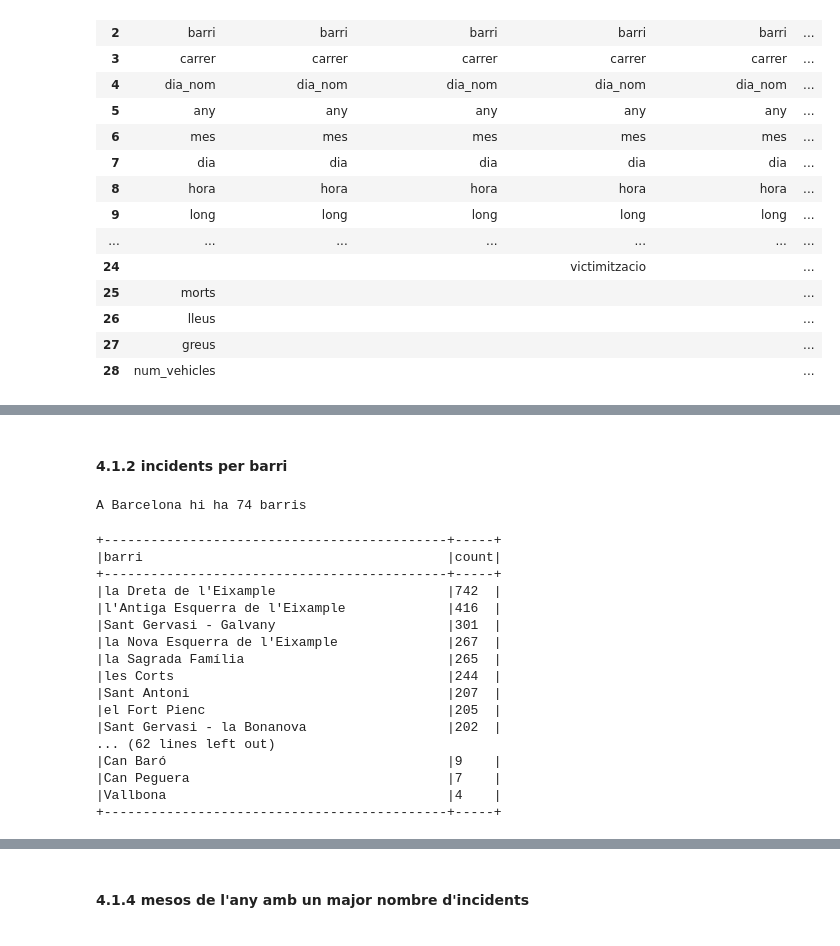
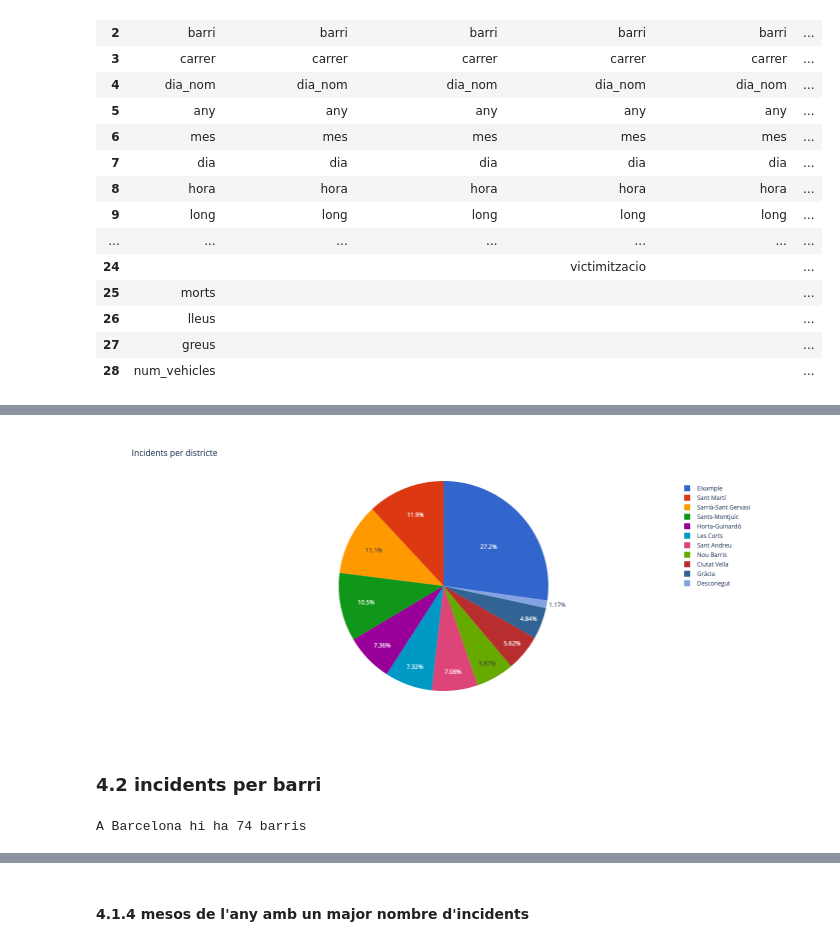
Before and after one commit to pyrenaicus/barcelona-traffic-incidents, a Jupyter notebook: notebook/bcn_traffic_incidents.ipynb, the cells around one changed output, grey strips where cells are left out. Cells and saved outputs as stored; diff of their text form; code cells hidden in the pictures.

```diff
--- a/notebook/bcn_traffic_incidents.ipynb
+++ b/notebook/bcn_traffic_incidents.ipynb
@@ -1101,33 +1094,18 @@ spark.sql("""
+# %%
+import plotly.express as px
+
+df = df_incidents_cause.groupBy('districte').count().orderBy("count", ascending=False).withColumnRenamed("count","incidents").toPandas()
+
+fig = px.pie(df, values='incidents', names='districte', title="Incidents per districte", height=600, color_discrete_sequence=px.colors.qualitative.G10)
+
+fig.show()
+# %% [output]
+[figure, added]
 # %% [markdown]
-#### 4.1.2 incidents per barri
+### 4.2 incidents per barri
 # %%
 from pyspark.sql.functions import countDistinct
 num_barris = df_incidents.groupBy("barri").agg(countDistinct("barri")).count()
 print(f"A Barcelona hi ha {num_barris} barris")
 # %% [output]
 A Barcelona hi ha 74 barris
-# %%
-spark.sql("""
-    SELECT barri, COUNT(*) AS count
-    FROM df_incidents
-    GROUP BY barri
-    ORDER BY count DESC
-""").show(num_barris, truncate=False)
-# %% [output]
-+--------------------------------------------+-----+
-|barri                                       |count|
-+--------------------------------------------+-----+
-|la Dreta de l'Eixample                      |742  |
-|l'Antiga Esquerra de l'Eixample             |416  |
-|Sant Gervasi - Galvany                      |301  |
-|la Nova Esquerra de l'Eixample              |267  |
-|la Sagrada Família                          |265  |
-|les Corts                                   |244  |
-|Sant Antoni                                 |207  |
-|el Fort Pienc                               |205  |
-|Sant Gervasi - la Bonanova                  |202  |
-... (62 lines left out)
-|Can Baró                                    |9    |
-|Can Peguera                                 |7    |
-|Vallbona                                    |4    |
-+--------------------------------------------+-----+
```
Also changed, not shown: parts of 16 cells of this notebook.
